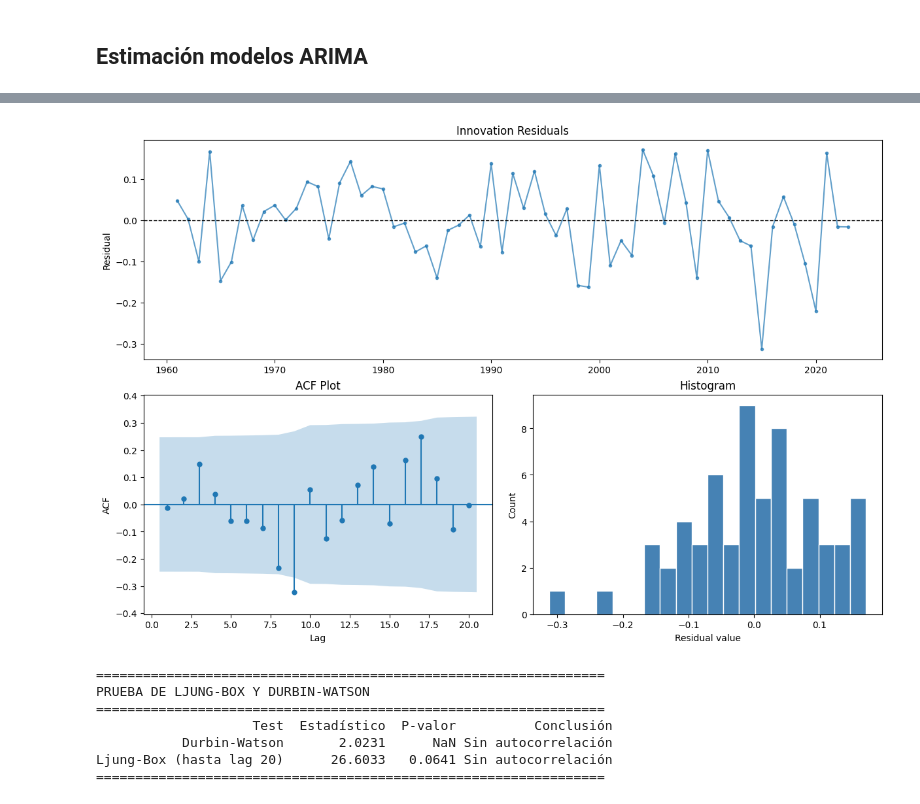
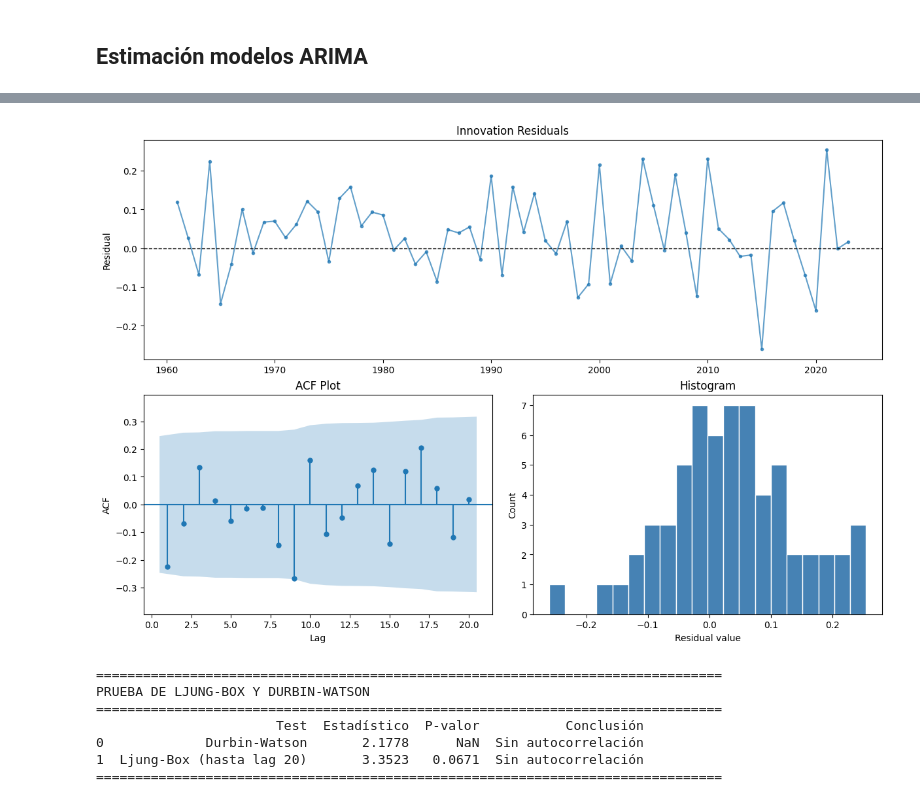
Before and after one commit to fersalme/regresion-lineal-series-tiempo, a Jupyter notebook: 03-modelos-ARMA-ARIMA/01-ejercicios-Python.ipynb, the cells around one changed output, grey strips where cells are left out. Saved outputs shown, nothing was run; the diff lists cells and outputs as text; code cells hidden in the pictures.

Commit message:
add arima notebook

```diff
--- a/03-modelos-ARMA-ARIMA/01-ejercicios-Python.ipynb
+++ b/03-modelos-ARMA-ARIMA/01-ejercicios-Python.ipynb
@@ -157,11 +165,16 @@ pib_crecimiento = np.log(data["pib"]).diff().dropna()
 # %%
-# Graficar la funcion de ACF y PACF
-fig = plt.figure(figsize=(8, 6))
-ax1 = fig.add_subplot(211)
-fig = sm.graphics.tsa.plot_acf(pib_crecimiento, lags=20, ax=ax1)
-ax2 = fig.add_subplot(212)
-fig = sm.graphics.tsa.plot_pacf(pib_crecimiento, lags=20, ax=ax2)
+# Primera diferencia de la serie integrada de orden 1
+pib_diff = pib_col.diff().dropna()
 
-# Test estacionariedad
-test_estacionariedad(pib_crecimiento, maxlag=20)
+# Tomamos el logaritmo y la primera diferencia. Esto transforma la serie en tasas de crecimiento
+pib_log = np.log(pib_col)
+pib_crecimiento = pib_log.diff().dropna()
+
+fig, ax = plt.subplots(figsize=(12, 6))
+ax.plot(pib_crecimiento, marker='o', color='steelblue')
+ax.set_title('PIB Crecimiento')
+ax.set_xlabel('Año')
+ax.set_ylabel('%')
+ax.grid()
+plt.show()
 # %% [output]
@@ -180,10 +198,10 @@ look-up table. The actual p-value is greater than the p-value returned.
 ## Estimación modelos ARIMA
 # %%
 # ARIMA(1, 1, 0)
-m_arima110 = ARIMA(pib_crecimiento, order = (1, 0, 0)).fit()
+m_arima110 = ARIMA(pib_crecimiento, order = (1, 0, 0), trend="n").fit()
 print(m_arima110.summary())
 
-# guardar
+# guardar modelos estimados
 modelos = {}
 modelos["ARIMA(1, 1, 0)"] = m_arima110
 # %% [output]
@@ -206,7 +224,7 @@ Warnings:
 [1] Covariance matrix calculated using the outer product of gradients (complex-step).
 # %%
 # ARIMA(0, 1, 1)
-m_arima011 = ARIMA(pib_crecimiento, order = (0, 0, 1)).fit()
+m_arima011 = ARIMA(pib_crecimiento, order = (0, 0, 1), trend="n").fit()
 print(m_arima011.summary())
 
 # guardar
@@ -231,7 +249,7 @@ Warnings:
 [1] Covariance matrix calculated using the outer product of gradients (complex-step).
 # %%
 # ARIMA(1, 1, 1)
-m_arima111 = ARIMA(pib_crecimiento, order = (1, 0, 1)).fit()
+m_arima111 = ARIMA(pib_crecimiento, order = (1, 0, 1), trend="n").fit()
 print(m_arima111.summary())
 
 # guardar
@@ -301,53 +319,49 @@ Ranking
 # %%
 # Verificar ruido blanco
 # Diagnostico del modelo
-def plot_diagnostics(modelo, n_lags=None, time_axis=None):
+def plot_diagnostics(modelo, n_lags=None):
     if not "statsmodels" in str(type(modelo)):
         raise TypeError("El objeto debe ser un modelo ajustado de statsmodels.")
 
     # Extraemos residuos directamente del objeto de resultados
     resid = modelo.resid
-
-    # Si no se provee un eje de tiempo, usamos el índice de los residuos
-    if time_axis is None:
-        time_axis = resid.index
 
     fig, axes = plt.subplot_mosaic(
         [["resid", "resid"], ["acf", "hist"]],
         figsize=(12, 8),
         constrained_layout=True
     )
 
     # Gráfico de Residuos
     ax = axes["resid"]
-    ax.plot(time_axis, resid, marker='.', linestyle='-', alpha=0.7)
+    ax.plot(resid, marker='.', linestyle='-', alpha=0.7)
     ax.axhline(0, color='black', linestyle='--', linewidth=1)
     ax.set(title="Innovation Residuals", ylabel="Residual")
 
     # Gráfico ACF
     ax = axes["acf"]
     plot_acf(resid, ax=ax, zero=False, lags=n_lags, auto_ylims=True)
     ax.set(title="ACF Plot", xlabel="Lag", ylabel='ACF')
 
     # Histograma
     ax = axes["hist"]
     ax.hist(resid, bins=20, edgecolor='white', color='steelblue')
     ax.set(title="Histogram", xlabel="Residual value", ylabel="Count")
 
     plt.show()
 
     # test_autocorrelacion
     test_autocorrelacion(resid, n_lags=n_lags)
 
 # Ejecución de la función
-plot_diagnostics(modelo = modelos["ARIMA(1, 1, 0)"], n_lags=20, time_axis=pib_crecimiento.index)
+plot_diagnostics(modelo = modelos["ARIMA(1, 1, 0)"], n_lags=20)
 # %% [output]
-[figure, old version]
+[figure, new version]
-=================================================================
+================================================================================
 PRUEBA DE LJUNG-BOX Y DURBIN-WATSON
-=================================================================
-                    Test  Estadístico  P-valor          Conclusión
-           Durbin-Watson       2.0231      NaN Sin autocorrelación
-Ljung-Box (hasta lag 20)      26.6033   0.0641 Sin autocorrelación
-=================================================================
+================================================================================
+                       Test  Estadístico  P-valor           Conclusión
+0             Durbin-Watson       2.1778      NaN  Sin autocorrelación
+1  Ljung-Box (hasta lag 20)       3.3523   0.0671  Sin autocorrelación
+================================================================================
 # %%
```
Also changed, not shown: parts of 22 cells of this notebook, 7 other files.
